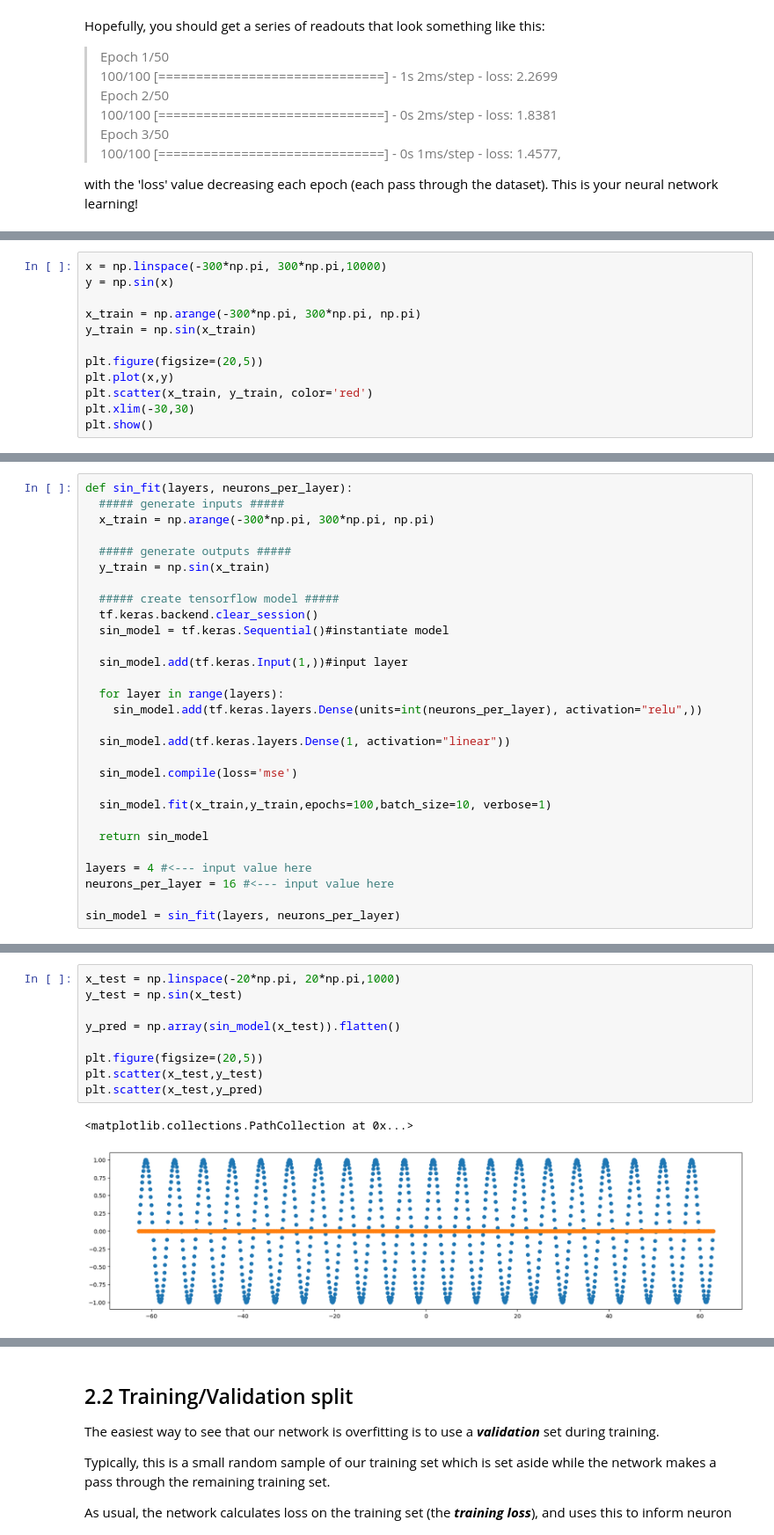
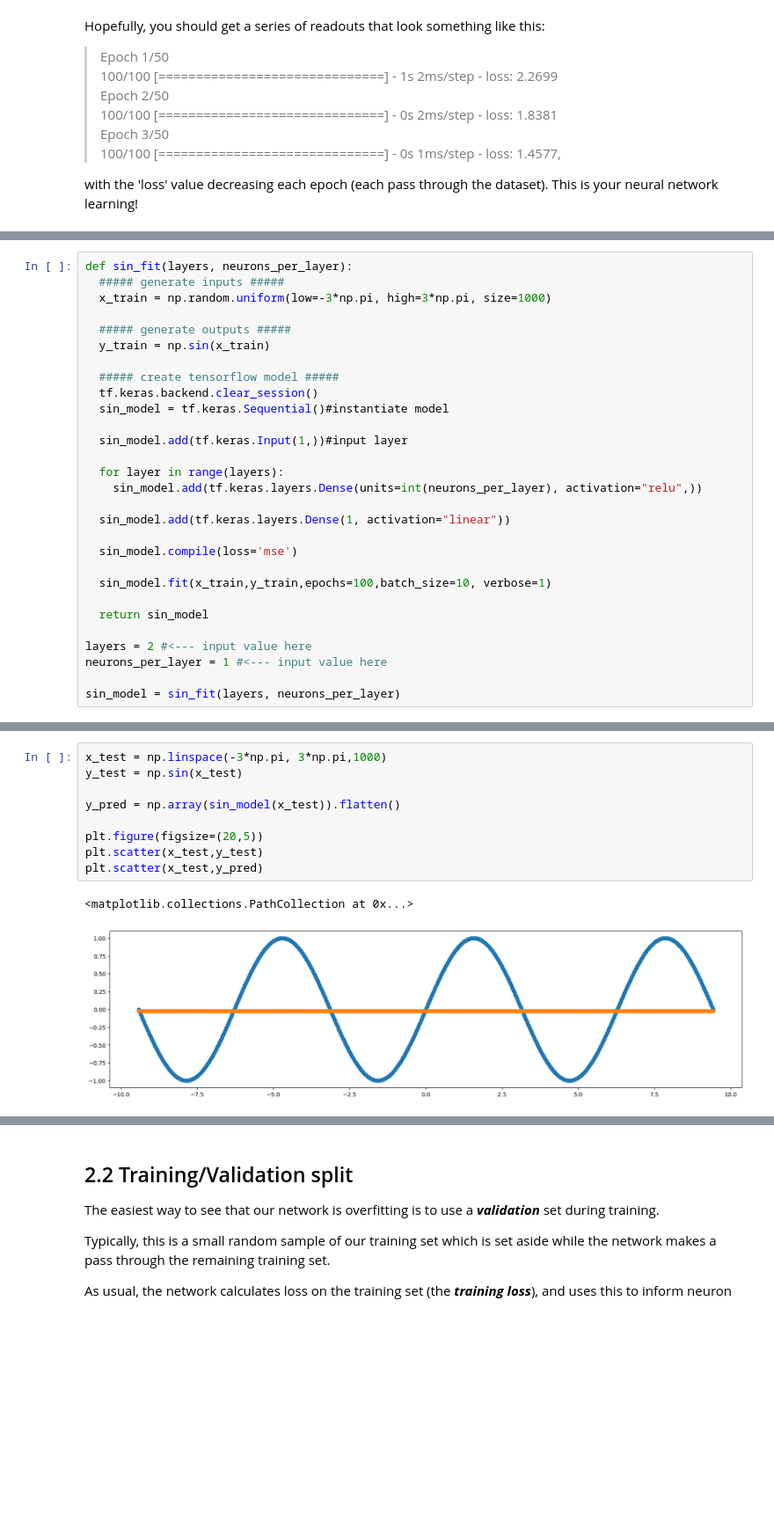
Before and after one commit to ojscutt/nn_session, a Jupyter notebook: nn_session.ipynb, the cells around one changed output, grey strips where cells are left out. Shown at 88% size. Cells and saved outputs as stored; diff of their text form; blank space fills up the shorter version.

```diff
--- a/nn_session.ipynb
+++ b/nn_session.ipynb
@@ -279,12 +278,0 @@ And we take some samples from this function to train our network:
-# %%
-x = np.linspace(-300*np.pi, 300*np.pi,10000)
-y = np.sin(x)
-
-x_train = np.arange(-300*np.pi, 300*np.pi, np.pi)
-y_train = np.sin(x_train)
-
-plt.figure(figsize=(20,5))
-plt.plot(x,y)
-plt.scatter(x_train, y_train, color='red')
-plt.xlim(-30,30)
-plt.show()
@@ -299,7 +279,7 @@ so let's try using these to train a network!
 # %%
 def sin_fit(layers, neurons_per_layer):
   ##### generate inputs #####
-  x_train = np.arange(-300*np.pi, 300*np.pi, np.pi)
+  x_train = np.random.uniform(low=-3*np.pi, high=3*np.pi, size=1000)
 
   ##### generate outputs #####
   y_train = np.sin(x_train)
@@ -321,8 +301,8 @@ def sin_fit(layers, neurons_per_layer):
 
   return sin_model
 
-layers = 4 #<--- input value here
-neurons_per_layer = 16 #<--- input value here
+layers = 2 #<--- input value here
+neurons_per_layer = 1 #<--- input value here
 
 sin_model = sin_fit(layers, neurons_per_layer)
 # %% [output]
@@ -351,15 +331,15 @@ Now our network is trained, let's see how well it reproduces the function we use
 y_{test} = \textrm{sin}(x_{test})
 \end{equation}
 # %%
-x_test = np.linspace(-20*np.pi, 20*np.pi,1000)
+x_test = np.linspace(-3*np.pi, 3*np.pi,1000)
 y_test = np.sin(x_test)
 
 y_pred = np.array(sin_model(x_test)).flatten()
 
 plt.figure(figsize=(20,5))
 plt.scatter(x_test,y_test)
 plt.scatter(x_test,y_pred)
 # %% [output]
 <matplotlib.collections.PathCollection at 0x...>
-[figure, old version]
+[figure, new version]
 # %% [markdown]
```
Also changed, not shown: parts of 35 cells of this notebook.
